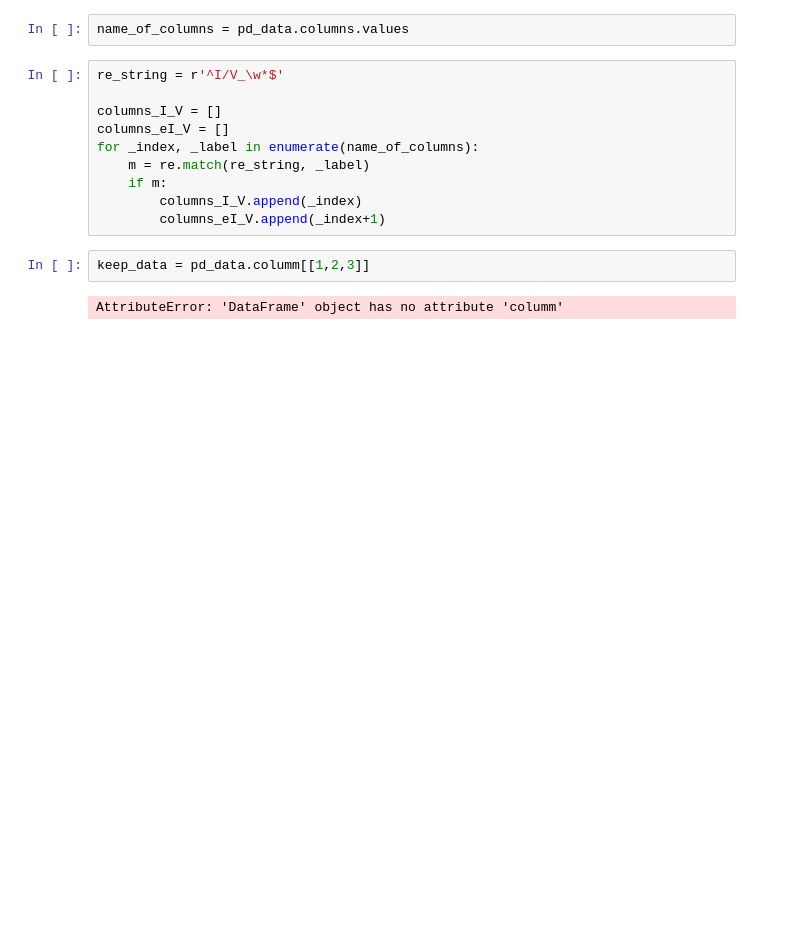
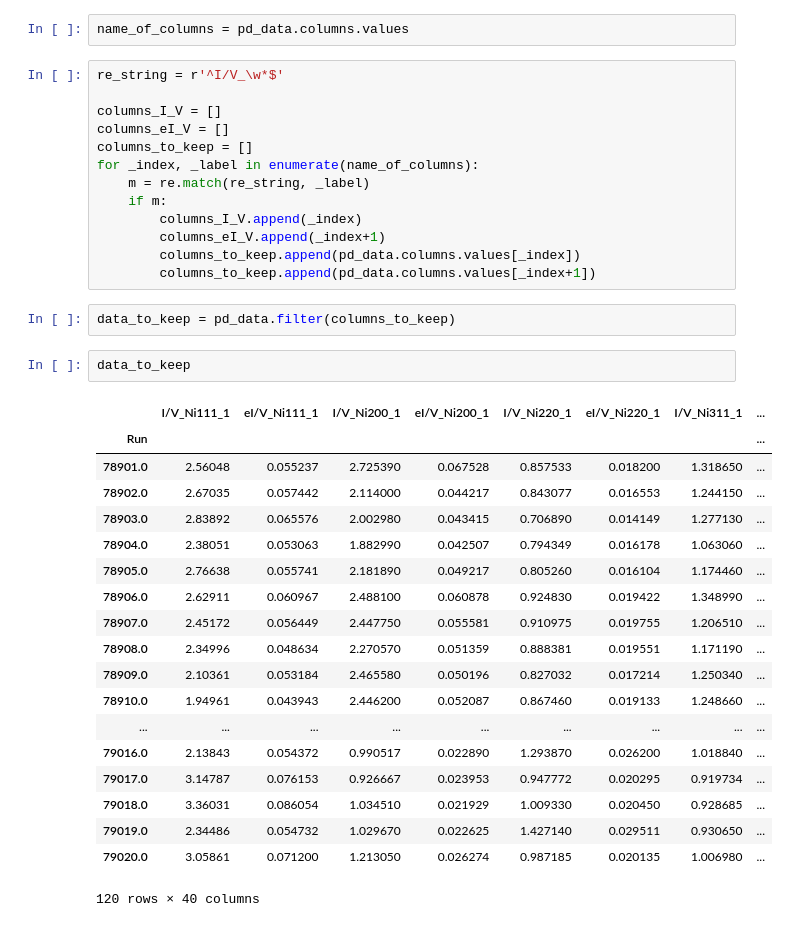
Before and after one commit to ornlneutronimaging/qingge, a Jupyter notebook: notebooks/vdrive_handler.ipynb, the cells around one changed output. Cells and saved outputs as stored; diff of their text form; blank space fills up the shorter version.

Commit message:
Added cleaned up of the vdrive data. We only keep the IV and eIV columns

```diff
--- a/notebooks/vdrive_handler.ipynb
+++ b/notebooks/vdrive_handler.ipynb
@@ -32,12 +55,35 @@ re_string = r'^I/V_\w*$'
 
 columns_I_V = []
 columns_eI_V = []
+columns_to_keep = []
 for _index, _label in enumerate(name_of_columns):
     m = re.match(re_string, _label)
     if m:
         columns_I_V.append(_index)
         columns_eI_V.append(_index+1)
+        columns_to_keep.append(pd_data.columns.values[_index])
+        columns_to_keep.append(pd_data.columns.values[_index+1])
-# %%
-keep_data = pd_data.columm[[1,2,3]]
-# %% [output]
-AttributeError: 'DataFrame' object has no attribute 'columm'
+# %%
+data_to_keep = pd_data.filter(columns_to_keep)
+# %%
+data_to_keep
+# %% [output]
+|  | I/V_Ni111_1 | eI/V_Ni111_1 | I/V_Ni200_1 | eI/V_Ni200_1 | I/V_Ni220_1 | eI/V_Ni220_1 | I/V_Ni311_1 | ... |
+| Run |  |  |  |  |  |  |  | ... |
+| 78901.0 | 2.56048 | 0.055237 | 2.725390 | 0.067528 | 0.857533 | 0.018200 | 1.318650 | ... |
+| 78902.0 | 2.67035 | 0.057442 | 2.114000 | 0.044217 | 0.843077 | 0.016553 | 1.244150 | ... |
+| 78903.0 | 2.83892 | 0.065576 | 2.002980 | 0.043415 | 0.706890 | 0.014149 | 1.277130 | ... |
+| 78904.0 | 2.38051 | 0.053063 | 1.882990 | 0.042507 | 0.794349 | 0.016178 | 1.063060 | ... |
+| 78905.0 | 2.76638 | 0.055741 | 2.181890 | 0.049217 | 0.805260 | 0.016104 | 1.174460 | ... |
+| 78906.0 | 2.62911 | 0.060967 | 2.488100 | 0.060878 | 0.924830 | 0.019422 | 1.348990 | ... |
+| 78907.0 | 2.45172 | 0.056449 | 2.447750 | 0.055581 | 0.910975 | 0.019755 | 1.206510 | ... |
+| 78908.0 | 2.34996 | 0.048634 | 2.270570 | 0.051359 | 0.888381 | 0.019551 | 1.171190 | ... |
+| 78909.0 | 2.10361 | 0.053184 | 2.465580 | 0.050196 | 0.827032 | 0.017214 | 1.250340 | ... |
+| 78910.0 | 1.94961 | 0.043943 | 2.446200 | 0.052087 | 0.867460 | 0.019133 | 1.248660 | ... |
+| ... | ... | ... | ... | ... | ... | ... | ... | ... |
+| 79016.0 | 2.13843 | 0.054372 | 0.990517 | 0.022890 | 1.293870 | 0.026200 | 1.018840 | ... |
+| 79017.0 | 3.14787 | 0.076153 | 0.926667 | 0.023953 | 0.947772 | 0.020295 | 0.919734 | ... |
+| 79018.0 | 3.36031 | 0.086054 | 1.034510 | 0.021929 | 1.009330 | 0.020450 | 0.928685 | ... |
+| 79019.0 | 2.34486 | 0.054732 | 1.029670 | 0.022625 | 1.427140 | 0.029511 | 0.930650 | ... |
+| 79020.0 | 3.05861 | 0.071200 | 1.213050 | 0.026274 | 0.987185 | 0.020135 | 1.006980 | ... |
+120 rows × 40 columns
```
Also changed, not shown: parts of 7 cells of this notebook, 2 other files.
